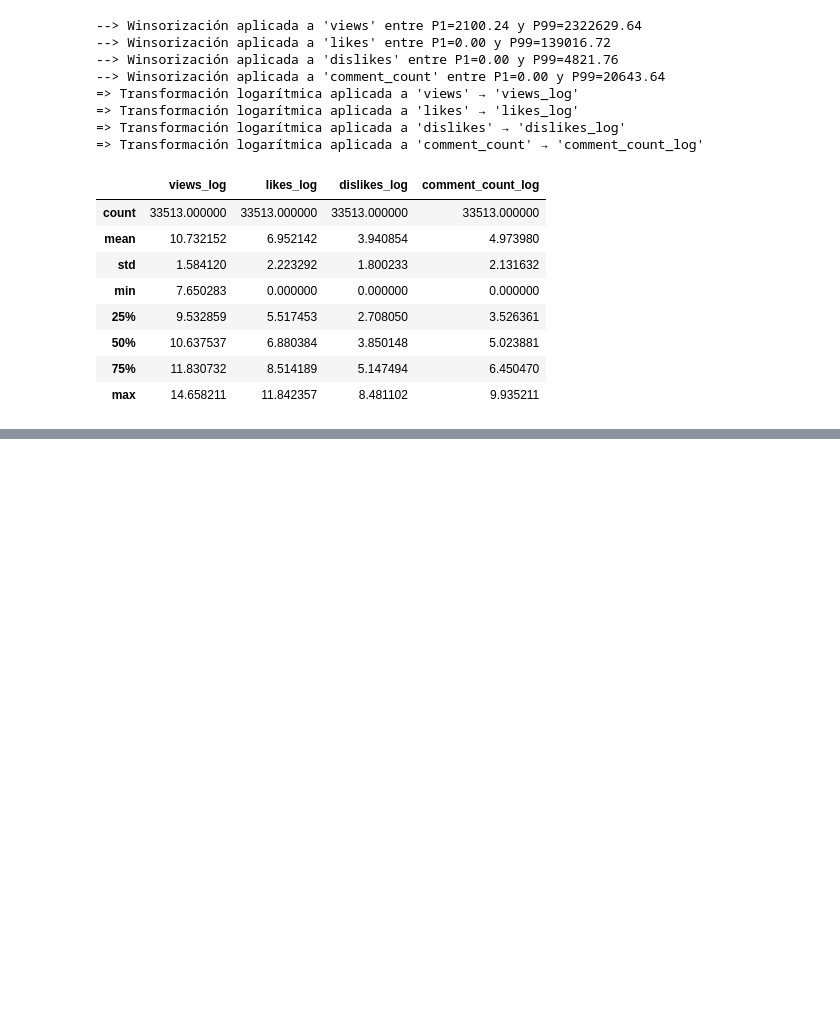
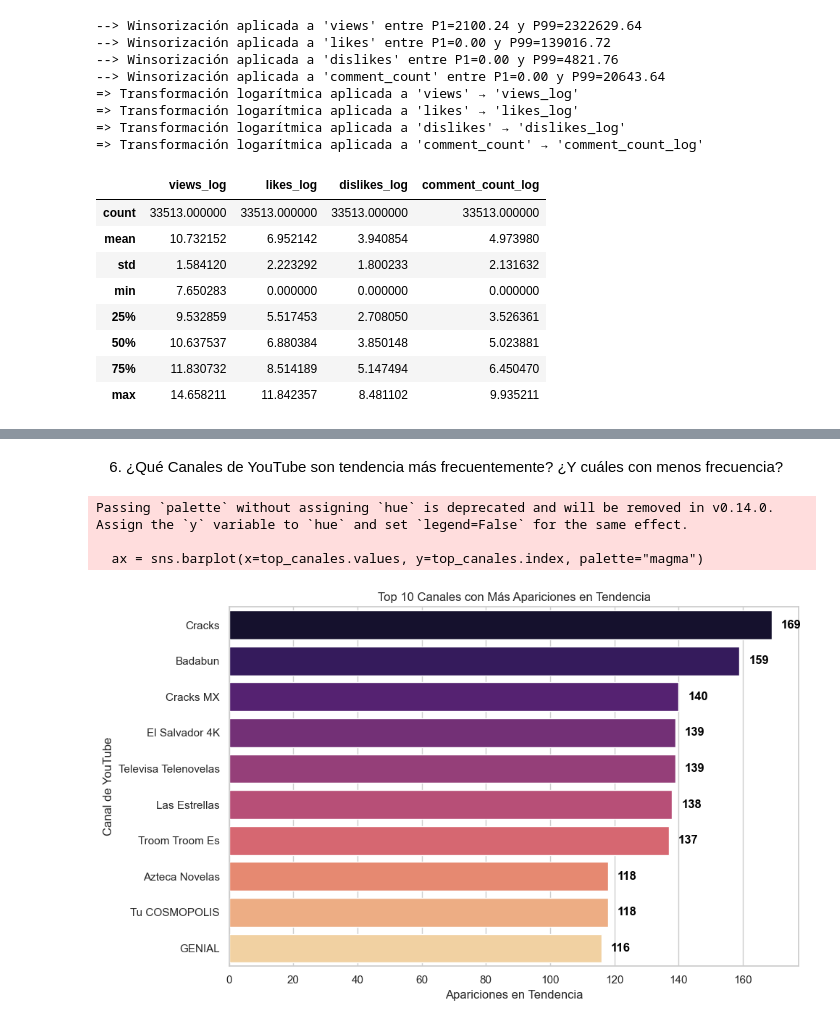
Before and after one commit to TucaraWorld/FDS-2025-1-260, a Jupyter notebook: code/upc-2025-01-260-4-tf.ipynb, the cells around one changed output, grey strips where cells are left out. Cells and saved outputs as stored; diff of their text form; code cells hidden in the pictures; blank space fills up the shorter version.

```diff
--- a/code/upc-2025-01-260-4-tf.ipynb
+++ b/code/upc-2025-01-260-4-tf.ipynb
@@ -156,0 +245,24 @@ data_limpia[[f'{col}_log' for col in columnas_numericas]].describe()
+# %% [markdown]
+6. ¿Qué Canales de YouTube son tendencia más frecuentemente? ¿Y cuáles con menos
+frecuencia?
+# %%
+# Top 10 canales con más apariciones
+top_canales = data_limpia['channel_title'].value_counts().head(10)
+
+plt.figure(figsize=(10, 6))
+ax = sns.barplot(x=top_canales.values, y=top_canales.index, palette="magma")
+plt.title("Top 10 Canales con Más Apariciones en Tendencia")
+plt.xlabel("Apariciones en Tendencia")
+plt.ylabel("Canal de YouTube")
+
+# Mostrar los valores al costado de cada barra
+for i, value in enumerate(top_canales.values):
+    ax.text(value + 3, i, str(value), va='center', color='black', fontweight='bold')
+
+plt.tight_layout()
+plt.show()
+# %% [output]
+Passing `palette` without assigning `hue` is deprecated and will be removed in v0.14.0. Assign the `y` variable to `hue` and set `legend=False` for the same effect.
+
+  ax = sns.barplot(x=top_canales.values, y=top_canales.index, palette="magma")
+[figure, added]
```
Also changed, not shown: parts of 9 cells of this notebook.
